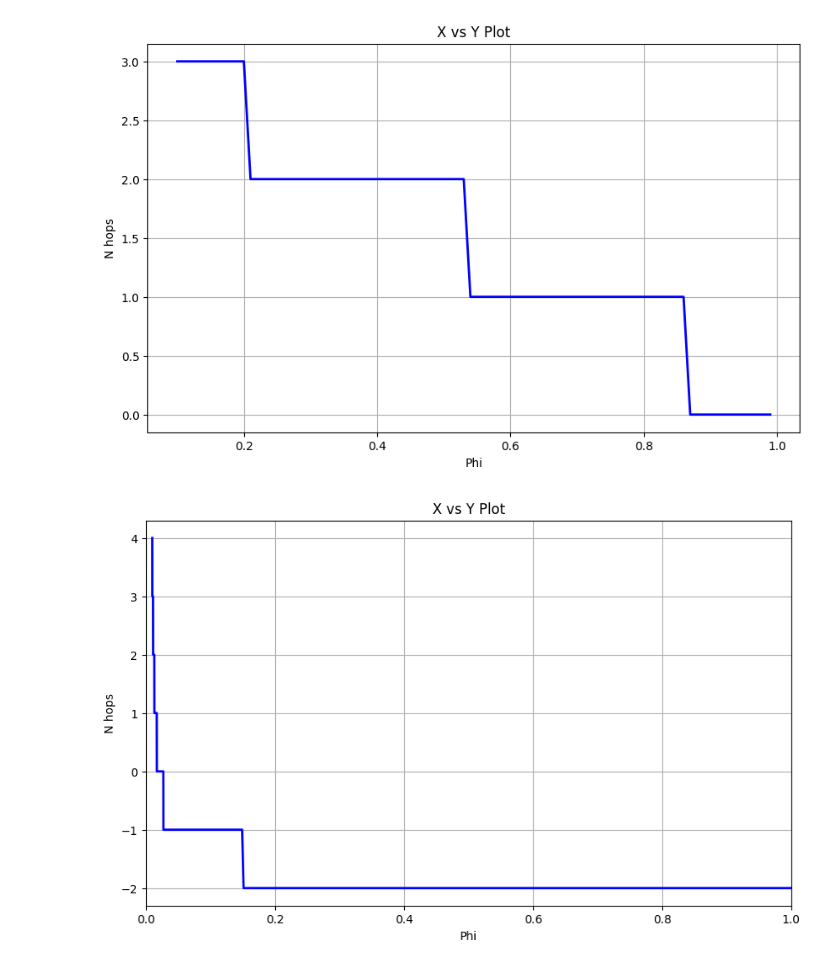
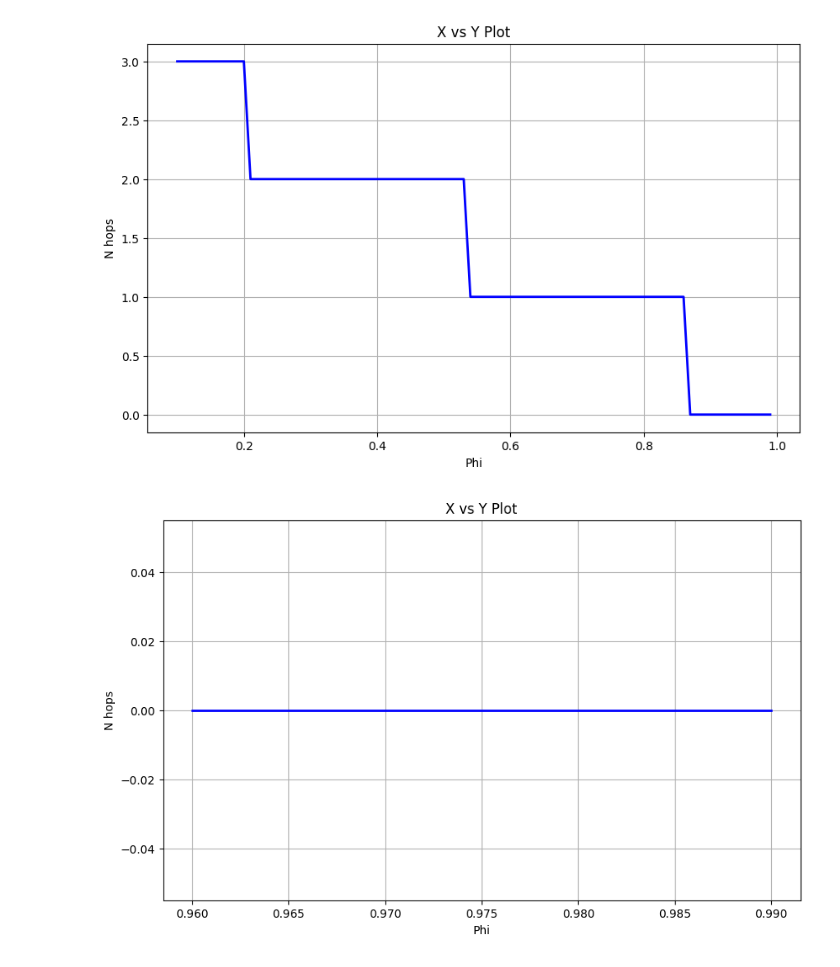
Before and after one commit to DChenet/sec_cost_simulator2, a Jupyter notebook: notebooks/figures/multisat/limits_n_sat.ipynb, the cells around one changed output. Drawn from its saved outputs; the diff is of its cells as text; code cells hidden in the pictures.

```diff
--- a/notebooks/figures/multisat/limits_n_sat.ipynb
+++ b/notebooks/figures/multisat/limits_n_sat.ipynb
@@ -63,27 +63,46 @@ print(base)
 x = np.arange(0.1, 1, 0.01)
 y_first = []
 y_last = []
+y_even=[]
 
 for phi in x:
     value = ( (-1/sisl) - (1/sec) - ((phi-phi_obdh)/sgl) + (1/sobdh) ) * (sisl/phi) + 1
     y_first.append(math.floor(value))
 
+
+
 for phi in x:
     value = ( (-1/sisl) - (1/sec) - ((phi-phi_obdh)/sgl) + (1/sobdh) ) * sisl + 1
     y_last.append(math.floor(value))
 
-y_even=[]
-x_even=np.arange(0, D, 0.1)
-new_x = [(D/(v*100)) for v in x_even if v != 0]
-
 beta=D-(D*phi_obdh)
 
-for alpha in x_even:
-    if alpha == 0:
+for phi in x:
+    if phi == 0:
         continue
 
-    value = 1 + ((2 * sisl * sec) / ((alpha - 2*D) * (sisl + sec))) * ((D/sisl) + (D/sec) + ((alpha - beta)/sgl) - (D/sobdh))
-    y_even.append(math.floor(-value))
+    # Define terms
+    B = D * (1/sisl + 1/sec)
+
+    # Calculate the constant term inside the square brackets
+    constant = B * (1 - phi) / 2 - D/sobdh + beta/sgl
+
+    # Calculate discriminant terms
+    discriminant_term1 = constant**2
+    discriminant_term2 = 4 * B * (D * (phi - 1) * (0.5 * (1/sisl + 1/sec) - 1/sgl))
+
+    discriminant = discriminant_term1 - discriminant_term2
+
+    # Check if discriminant is non-negative
+    if discriminant < 0:
+        y_even.append(np.nan)
+    else:
+        # Calculate only the positive root
+        sqrt_term = math.sqrt(discriminant)
+        N_positive = (-constant + sqrt_term) / (2 * B)
+
+        # Floor the result
+        y_even.append(math.floor(N_positive))
 
 phi=0.5
 alpha = D/2
@@ -125,33 +144,32 @@ plt.title('X vs Y Plot')
 plt.grid(True)
 plt.show()
 
 # Plot
 plt.figure(figsize=(10, 6))
-plt.plot(new_x, y_even, 'b-', linewidth=2)
-plt.xlim(0, 1)
+plt.plot(x, y_even, 'b-', linewidth=2)
 plt.xlabel('Phi')
 plt.ylabel('N hops')
 plt.title('X vs Y Plot')
 plt.grid(True)
 plt.show()
 # %% [output]
 12.333333333333334
 1 8.666666666666668 8.666666666666668
 Dsize 1 75.0 70.71067811865476
 2 11.416666666666668 11.259391531017343
 Dsize 1 83.33333333333333 79.37005259840998
 Dsize 2 66.66666666666666 62.99605249474367
 3 14.166666666666668 13.88675718674897
 Dsize 1 87.5 84.08964152537145
 Dsize 2 75.0 70.71067811865474
 Dsize 3 62.5 59.46035575013604
 4 16.916666666666664 16.522891431119284
 Dsize 1 90.0 87.05505632961241
 ... (40 lines left out)
 Dsize 7 65.0 61.557220667245815
 Dsize 8 60.0 57.43491774985174
 Dsize 9 55.0 53.588673126814655
 10 33.416666666666664 32.376664650340444
 [figure]
 [figure]
-[figure, old version]
+[figure, new version]
```
Also changed, not shown: 3 other files.
